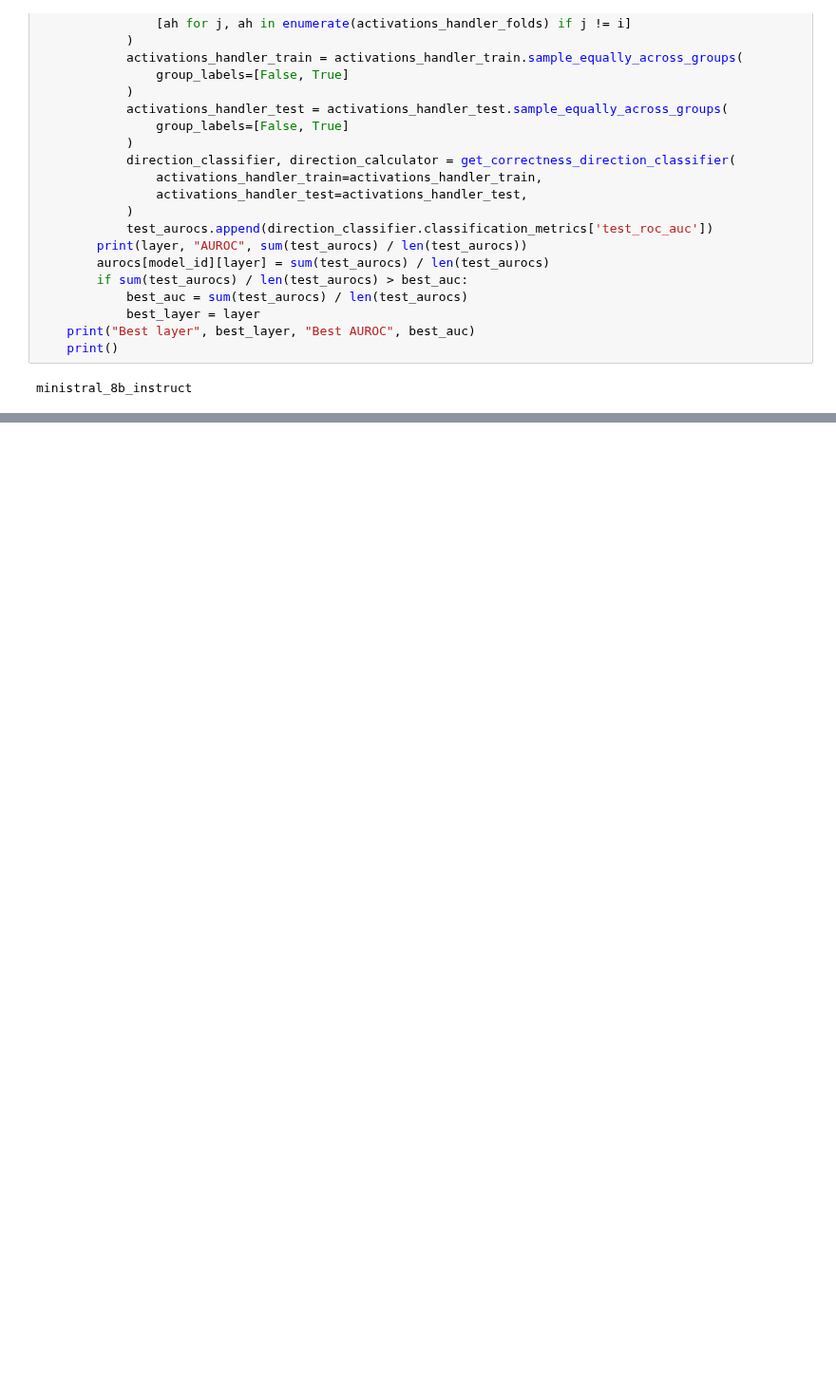
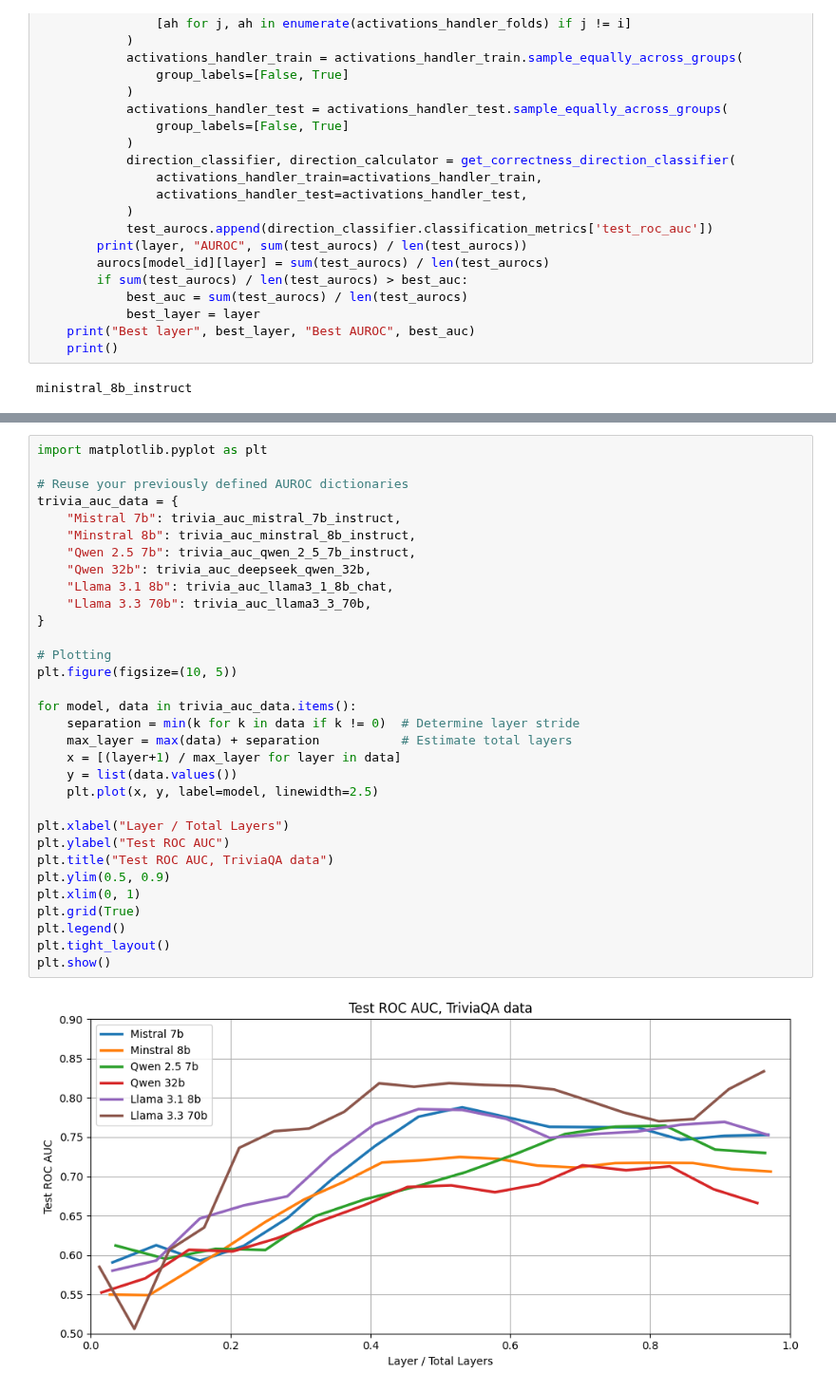
Before and after one commit to ivanvmoreno/correctness-model-internals, a Jupyter notebook: notebooks/plotting_for_article/layer_and_values.ipynb, the cells around one changed output, grey strips where cells are left out. Shown at 95% size. Cells and saved outputs as stored; diff of their text form; blank space fills up the shorter version.

Commit message:
feat: finish layer selection notebook

```diff
--- a/notebooks/plotting_for_article/layer_and_values.ipynb
+++ b/notebooks/plotting_for_article/layer_and_values.ipynb
@@ -120,0 +244,34 @@ ministral_8b_instruct
+# %%
+import matplotlib.pyplot as plt
+
+# Reuse your previously defined AUROC dictionaries
+trivia_auc_data = {
+    "Mistral 7b": trivia_auc_mistral_7b_instruct,
+    "Minstral 8b": trivia_auc_minstral_8b_instruct,
+    "Qwen 2.5 7b": trivia_auc_qwen_2_5_7b_instruct,
+    "Qwen 32b": trivia_auc_deepseek_qwen_32b,
+    "Llama 3.1 8b": trivia_auc_llama3_1_8b_chat,
+    "Llama 3.3 70b": trivia_auc_llama3_3_70b,
+}
+
+# Plotting
+plt.figure(figsize=(10, 5))
+
+for model, data in trivia_auc_data.items():
+    separation = min(k for k in data if k != 0)  # Determine layer stride
+    max_layer = max(data) + separation           # Estimate total layers
+    x = [(layer+1) / max_layer for layer in data]
+    y = list(data.values())
+    plt.plot(x, y, label=model, linewidth=2.5)
+
+plt.xlabel("Layer / Total Layers")
+plt.ylabel("Test ROC AUC")
+plt.title("Test ROC AUC, TriviaQA data")
+plt.ylim(0.5, 0.9)
+plt.xlim(0, 1)
+plt.grid(True)
+plt.legend()
+plt.tight_layout()
+plt.show()
+# %% [output]
+[figure, added]
```
Also changed, not shown: parts of 1 cell of this notebook.
